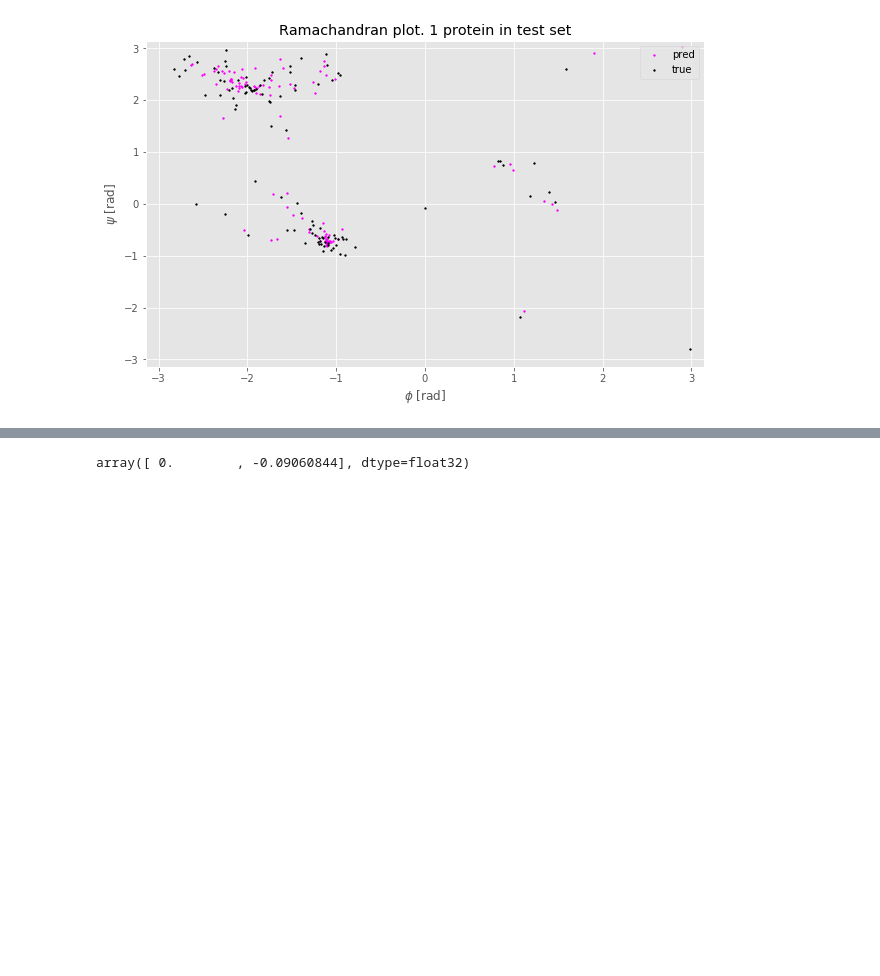
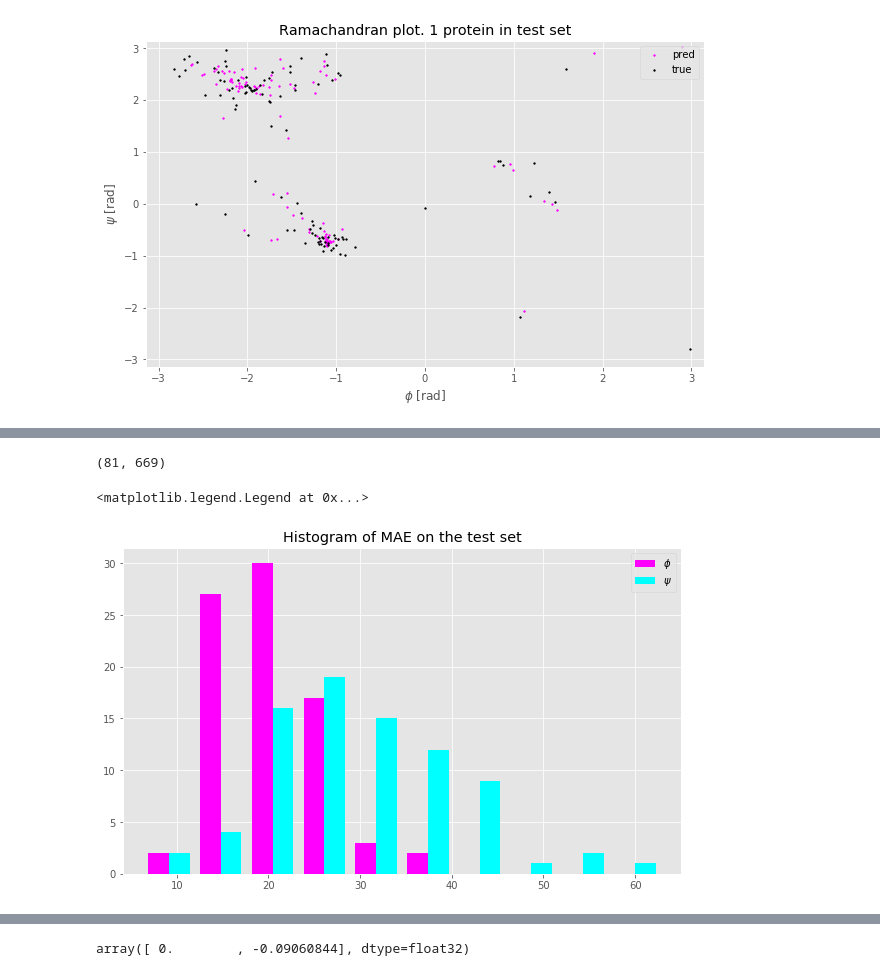
Before and after one commit to m3h0w/protein-dihedral-angles-prediction, a Jupyter notebook: Full pipeline - tensor data.ipynb, the cells around one changed output, grey strips where cells are left out. Saved outputs shown, nothing was run; the diff lists cells and outputs as text; code cells hidden in the pictures; blank space fills up the shorter version.

Commit message:
Plotting examples

```diff
--- a/Full pipeline - tensor data.ipynb
+++ b/Full pipeline - tensor data.ipynb
@@ -471,3 +457,9 @@ plt.legend(loc=1)
 INFO:tensorflow:Restoring parameters from ./checkpoints/alphabet_vectors/tmp/mae_2_model.ckpt
 <matplotlib.legend.Legend at 0x...>
 [figure]
+# %%
+all_true, all_pred, all_mae = [], [], []
+for protein_n in range (prim_test.shape[0]):
+    true, pred, mae_ = get_predictions(protein_n, [prim_test, evo_test, dih_test, mask_test],
+                             checkpoint_path=checkpoint_path, to_calculate_list=[true_dihedrals_masked, rad_pred_masked, mae_vec])
+    all_true.append(true), all_pred.append(pred), all_mae.append(mae_)
@@ -473,0 +484,19 @@ INFO:tensorflow:Restoring parameters from ./checkpoints/alphabet_vectors/tmp/mae
+# %%
+def _np_array(the_list):
+    return [np.array(el) for el in the_list]
+# %%
+all_true, all_pred, all_mae = _np_array([all_true, all_pred, all_mae])
+# %%
+all_mae_deg = np.rad2deg(all_mae)
+# %%
+mask_test.shape
+# %% [output]
+(81, 669)
+# %%
+plt.figure(figsize=(10,6))
+plt.hist(all_mae_deg, label=['$\phi$', '$\psi$'], color=['magenta', 'cyan'])
+plt.title('Histogram of MAE on the test set')
+plt.legend()
+# %% [output]
+<matplotlib.legend.Legend at 0x...>
+[figure, added]
```
Also changed, not shown: parts of 19 cells of this notebook.
